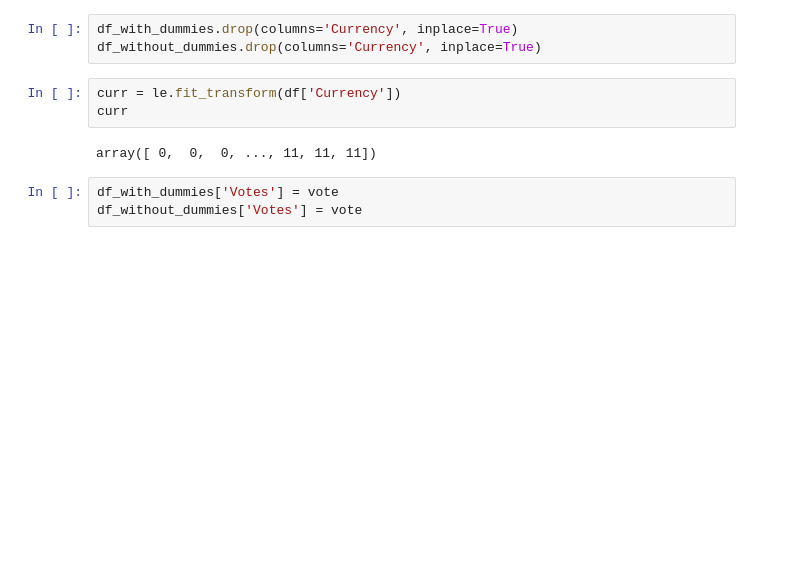
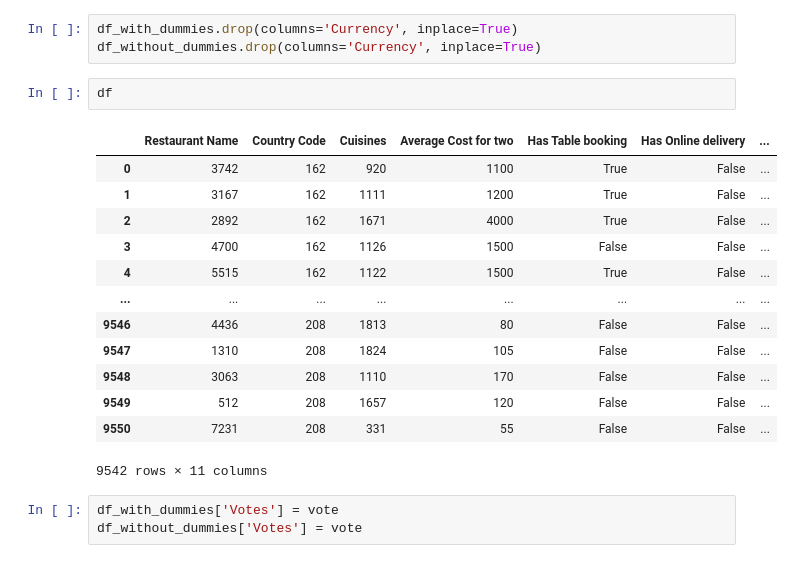
Before and after one commit to Atharva-Bhole/Restaurant-Prediction, a Jupyter notebook: Task2/Task2.ipynb, the cells around one changed output. Drawn from its saved outputs; the diff is of its cells as text; blank space fills up the shorter version.

```diff
--- a/Task2/Task2.ipynb
+++ b/Task2/Task2.ipynb
@@ -186,11 +191,22 @@ For example, when doing 'df[col].method(value, inplace=True)', try using 'df.met
 # %%
 df_with_dummies.drop(columns='Currency', inplace=True)
 df_without_dummies.drop(columns='Currency', inplace=True)
-# %%
-curr = le.fit_transform(df['Currency'])
-curr
-# %% [output]
-array([ 0,  0,  0, ..., 11, 11, 11])
+# %%
+df
+# %% [output]
+|  | Restaurant Name | Country Code | Cuisines | Average Cost for two | Has Table booking | Has Online delivery | ... |
+| 0 | 3742 | 162 | 920 | 1100 | True | False | ... |
+| 1 | 3167 | 162 | 1111 | 1200 | True | False | ... |
+| 2 | 2892 | 162 | 1671 | 4000 | True | False | ... |
+| 3 | 4700 | 162 | 1126 | 1500 | False | False | ... |
+| 4 | 5515 | 162 | 1122 | 1500 | True | False | ... |
+| ... | ... | ... | ... | ... | ... | ... | ... |
+| 9546 | 4436 | 208 | 1813 | 80 | False | False | ... |
+| 9547 | 1310 | 208 | 1824 | 105 | False | False | ... |
+| 9548 | 3063 | 208 | 1110 | 170 | False | False | ... |
+| 9549 | 512 | 208 | 1657 | 120 | False | False | ... |
+| 9550 | 7231 | 208 | 331 | 55 | False | False | ... |
+9542 rows × 11 columns
 # %%
 df_with_dummies['Votes'] = vote
 df_without_dummies['Votes'] = vote
```
Also changed, not shown: parts of 5 cells of this notebook.
